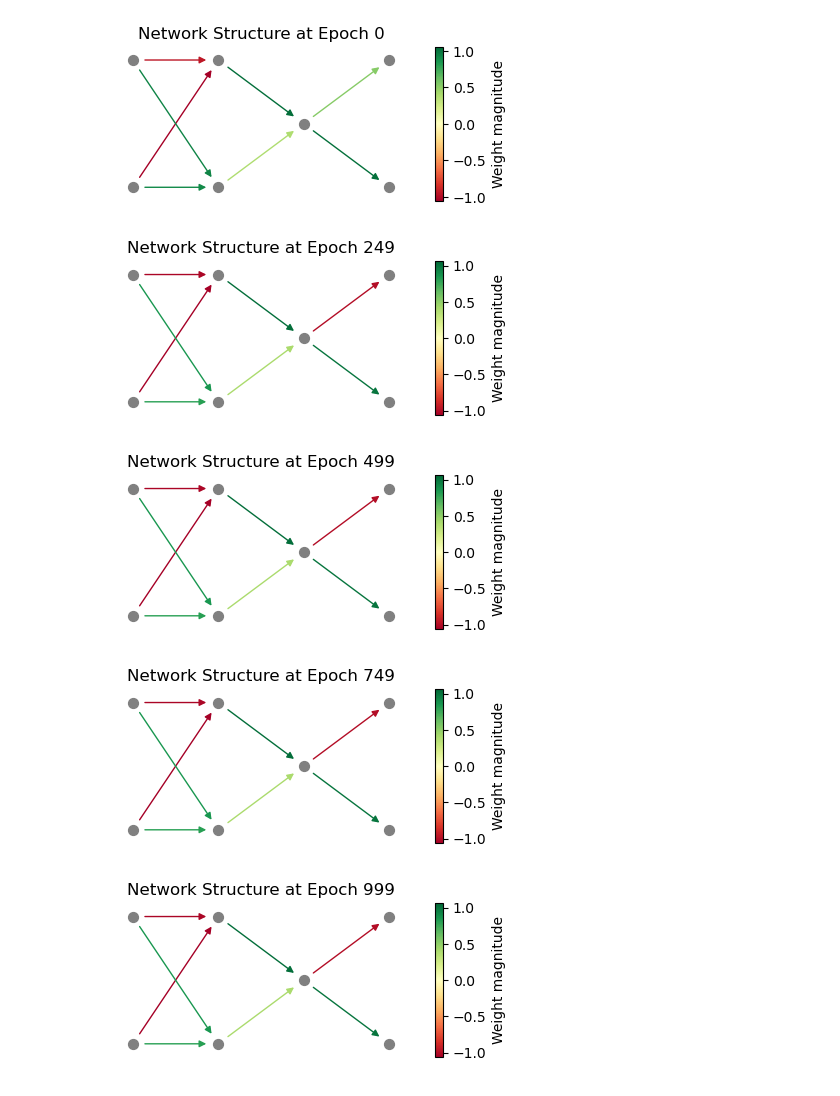
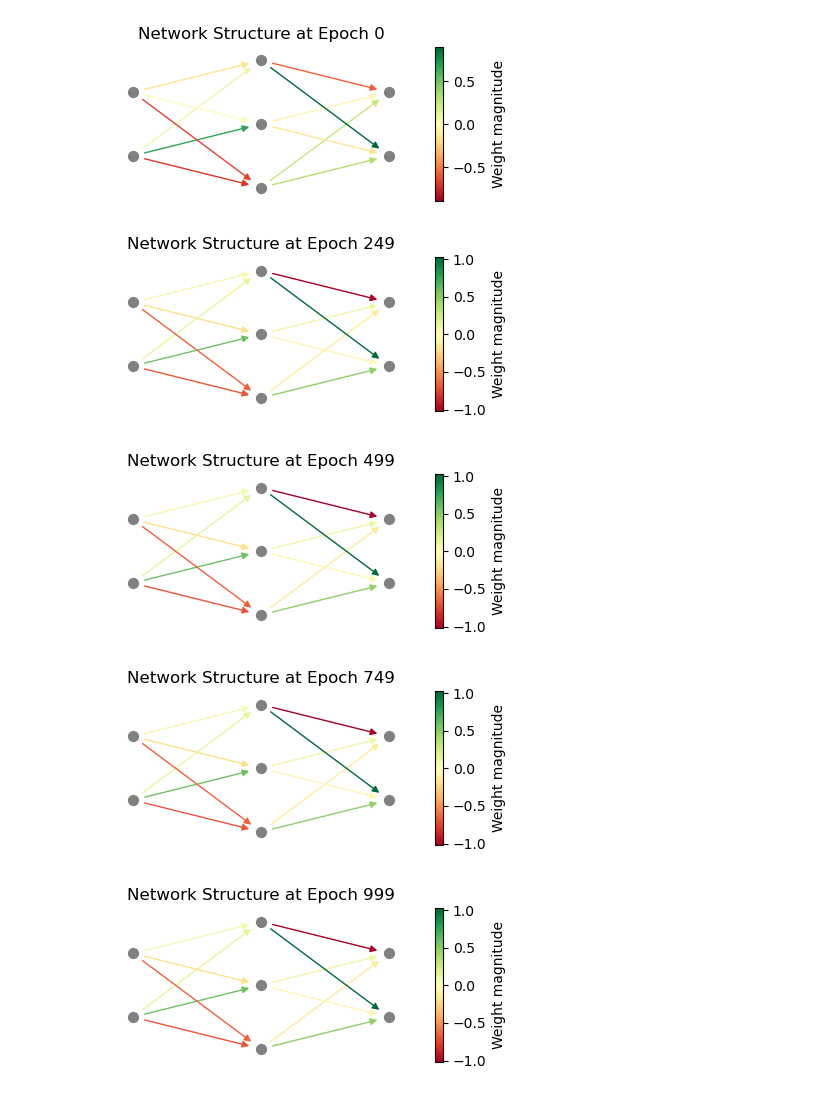
Before and after one commit to CRIS-Lab-2025/energy-based-models, a Jupyter notebook: xor_notebook.ipynb, the cells around one changed output. Cells and saved outputs as stored; diff of their text form; code cells hidden in the pictures.

```diff
--- a/xor_notebook.ipynb
+++ b/xor_notebook.ipynb
@@ -14,31 +14,31 @@ class ExternalWorld:
 # %%
 # XOR dataset
 xor_x = np.array([[0, 0], [0, 1], [1, 0], [1, 1]] * 10, dtype=np.float32)
 xor_y = np.array([0, 1, 1, 0] * 10, dtype=np.int64)
 
 # ExternalWorld instance with XOR data
 xor_world = ExternalWorld(xor_x, xor_y)
 
 # small nets can solve xor
 xor_net = Network(
     name="xor_net",
     external_world=xor_world,
     hyperparameters={
-        "hidden_sizes": [2, 1],
+        "hidden_sizes": [3],
         "output_size": 2,
         "batch_size": 4,
         "n_epochs": 1000,
         "n_it_neg": 10,
         "n_it_pos": 10,
         "alphas": [np.float32(0.1), np.float32(0.1),  np.float32(0.05)]
     }
 )
 
 # Train the network
 train_net(xor_net, plot_graph= True)
 # %% [output]
-[figure, old version]
+[figure, new version]
-[figure, old version]
+[figure, new version]
-[figure, old version]
+[figure, new version]
-[figure, old version]
+[figure, new version]
-[figure, old version]
+[figure, new version]
```
Also changed, not shown: parts of 3 cells of this notebook, 13 other files.
